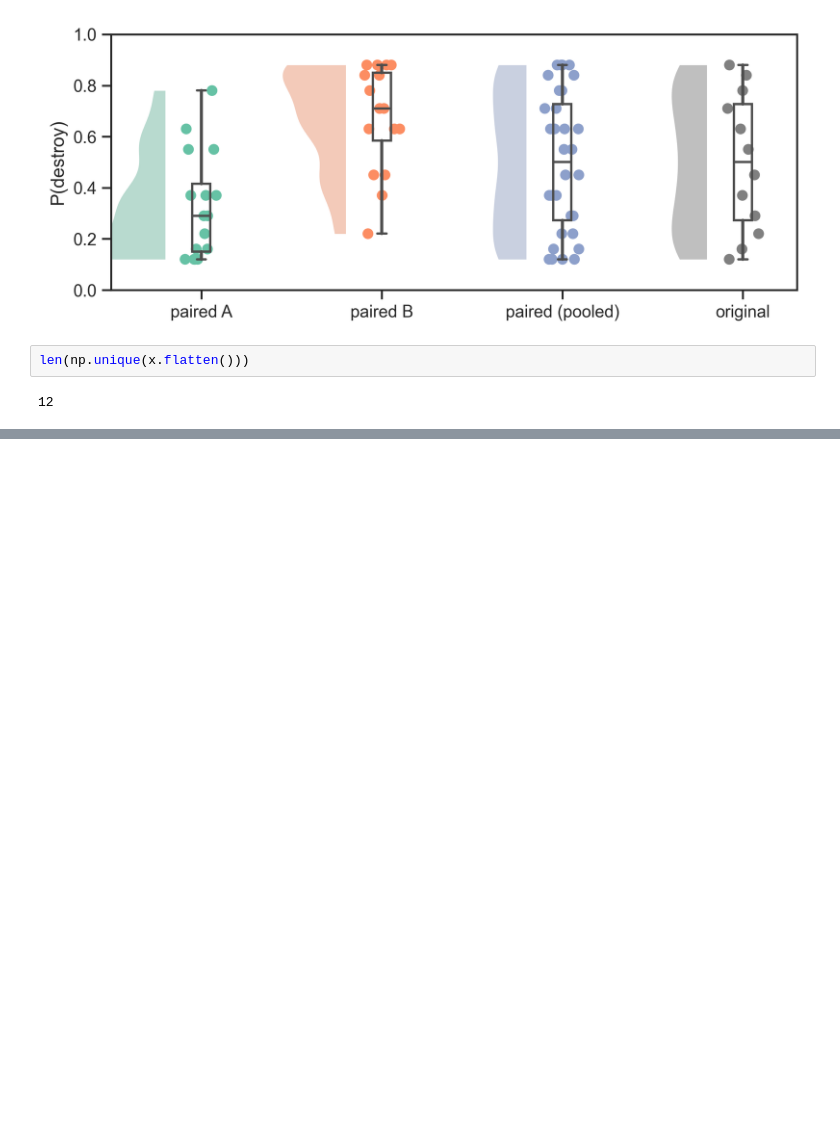
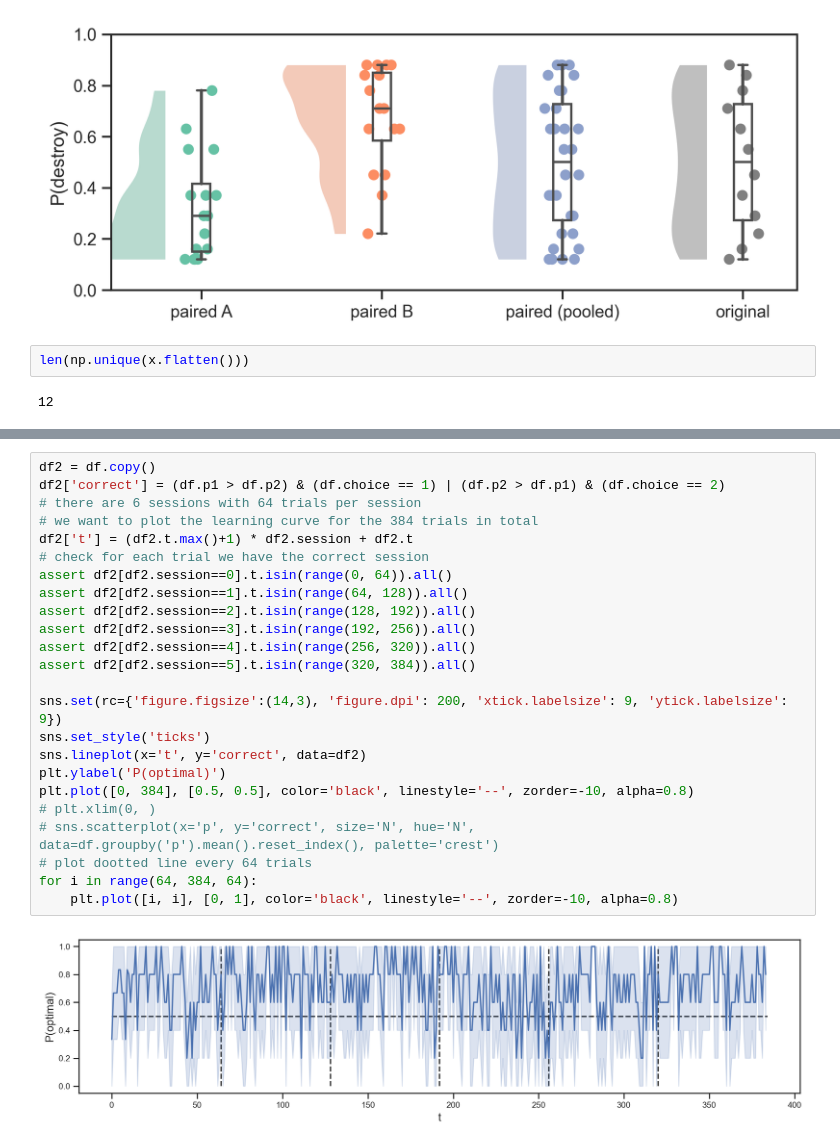
Before and after one commit to bsgarcia/SpaceRLUnity, a Jupyter notebook: Assets/Scripts/analysis/analysis.ipynb, the cells around one changed output, grey strips where cells are left out. Drawn from its saved outputs; the diff is of its cells as text; blank space fills up the shorter version.

```diff
--- a/Assets/Scripts/analysis/analysis.ipynb
+++ b/Assets/Scripts/analysis/analysis.ipynb
@@ -499,0 +594,26 @@ p= 0.88   mean= 0.6833333333333333
+# %%
+df2 = df.copy()
+df2['correct'] = (df.p1 > df.p2) & (df.choice == 1) | (df.p2 > df.p1) & (df.choice == 2)
+# there are 6 sessions with 64 trials per session
+# we want to plot the learning curve for the 384 trials in total
+df2['t'] = (df2.t.max()+1) * df2.session + df2.t
+# check for each trial we have the correct session
+assert df2[df2.session==0].t.isin(range(0, 64)).all()
+assert df2[df2.session==1].t.isin(range(64, 128)).all()
+assert df2[df2.session==2].t.isin(range(128, 192)).all()
+assert df2[df2.session==3].t.isin(range(192, 256)).all()
+assert df2[df2.session==4].t.isin(range(256, 320)).all()
+assert df2[df2.session==5].t.isin(range(320, 384)).all()
+
+sns.set(rc={'figure.figsize':(14,3), 'figure.dpi': 200, 'xtick.labelsize': 9, 'ytick.labelsize': 9})
+sns.set_style('ticks')
+sns.lineplot(x='t', y='correct', data=df2)
+plt.ylabel('P(optimal)')
+plt.plot([0, 384], [0.5, 0.5], color='black', linestyle='--', zorder=-10, alpha=0.8)
+# plt.xlim(0, )
+# sns.scatterplot(x='p', y='correct', size='N', hue='N', data=df.groupby('p').mean().reset_index(), palette='crest')
+# plot dootted line every 64 trials
+for i in range(64, 384, 64):
+    plt.plot([i, i], [0, 1], color='black', linestyle='--', zorder=-10, alpha=0.8)
+# %% [output]
+[figure, added]
```
Also changed, not shown: parts of 20 cells of this notebook, 58 other files.
